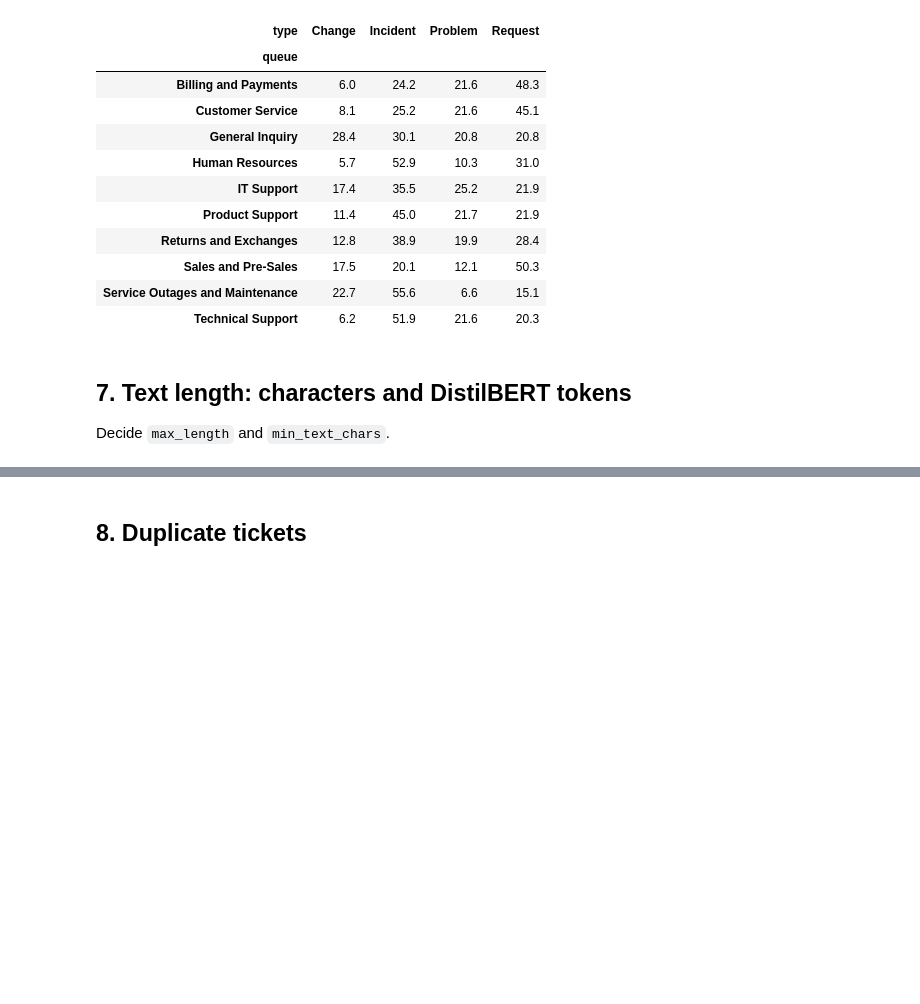
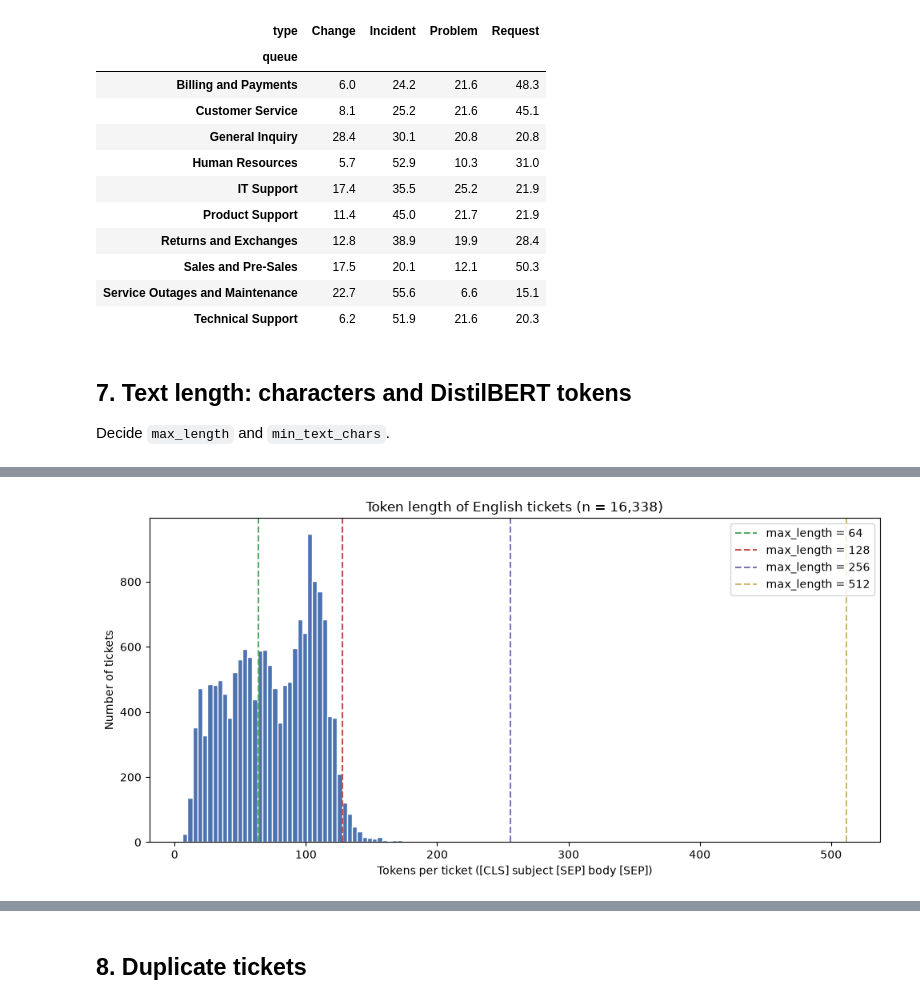
Before and after one commit to nhahub/NHA-5-168, a Jupyter notebook: notebooks/01_eda.ipynb, the cells around one changed output, grey strips where cells are left out. Saved outputs shown, nothing was run; the diff lists cells and outputs as text; code cells hidden in the pictures; blank space fills up the shorter version.

```diff
--- a/notebooks/01_eda.ipynb
+++ b/notebooks/01_eda.ipynb
@@ -778,0 +1050,7 @@ Decide `max_length` and `min_text_chars`.
+# %%
+# ===== Cell 7.10: Run D - how many tickets are cut at each max_length =====
+
+candidate_max_lengths = [64, 128, 256, 512]
+
+truncation_table = truncation_share(list(english_tickets[token_length_column]), candidate_max_lengths)
+truncation_table
@@ -778,0 +1063,34 @@ Decide `max_length` and `min_text_chars`.
+# %%
+# ===== Cell 7.11: Function E - plot_token_length_histogram =====
+
+def plot_token_length_histogram(token_lengths, line_positions, title):
+    """
+    Input : token_lengths  - list of token counts.
+            line_positions - list of x values to mark with a dashed line (the candidates).
+            title          - chart title.
+    Output: none - shows a histogram with one labeled dashed line per position.
+    """
+    line_colors = ["#55A868", "#C44E52", "#8172B2", "#CCB974", "#64B5CD"]
+
+    figure, axis = plt.subplots(figsize=(10, 5))
+    axis.hist(token_lengths, bins=60, color="#4C72B0", edgecolor="white")
+
+    for position in range(len(line_positions)):
+        x_value = line_positions[position]
+        color = line_colors[position % len(line_colors)]
+        axis.axvline(x_value, color=color, linestyle="--", linewidth=1.5,
+                     label=f"max_length = {x_value}")
+
+    axis.set_xlabel("Tokens per ticket ([CLS] subject [SEP] body [SEP])")
+    axis.set_ylabel("Number of tickets")
+    axis.set_title(title)
+    axis.legend()
+    plt.tight_layout()
+    plt.show()
+# %%
+# ===== Cell 7.12: Run E - token length histogram =====
+
+plot_token_length_histogram(list(english_tickets[token_length_column]), candidate_max_lengths,
+                            f"Token length of English tickets (n = {len(english_tickets):,})")
+# %% [output]
+[figure, added]
```
Also changed, not shown: parts of 12 cells of this notebook.
